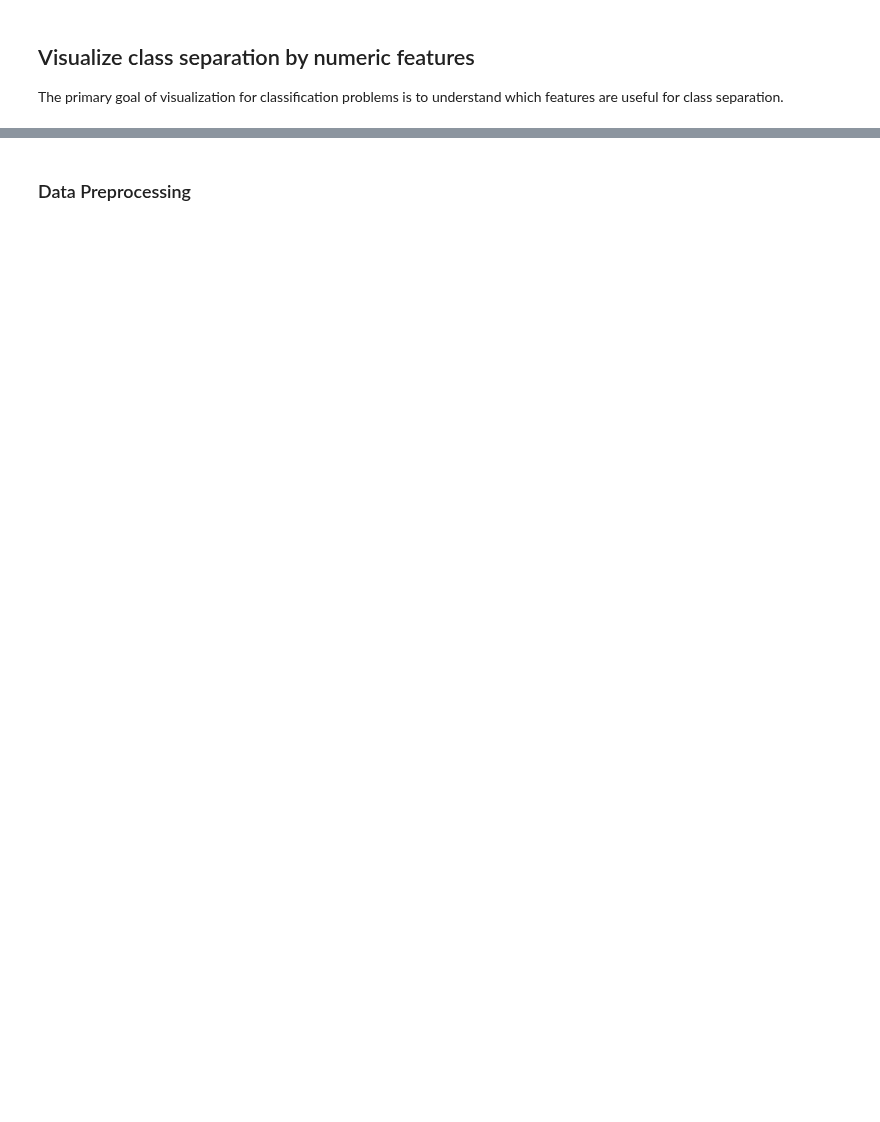
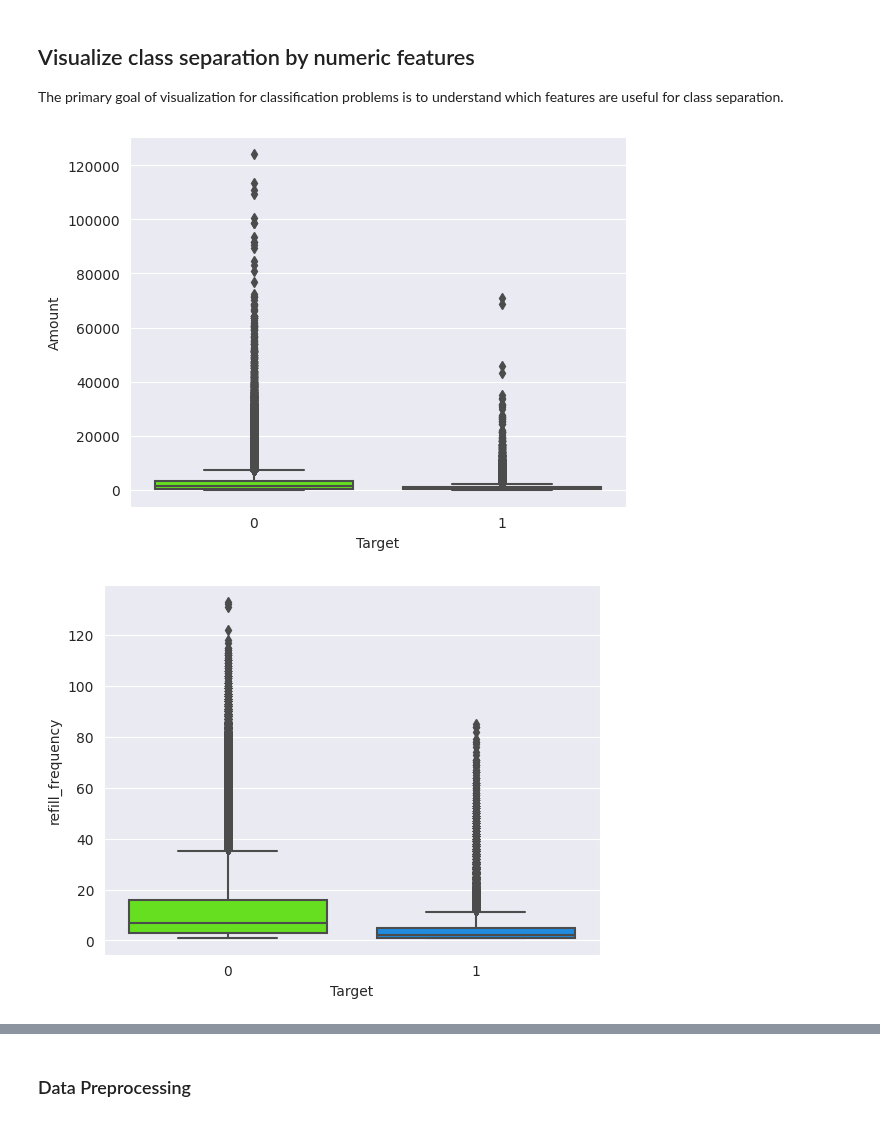
Before and after one commit to BhekiMabheka/Competitions, a Jupyter notebook: zindi_sasol_competetion.ipynb, the cells around one changed output, grey strips where cells are left out. Drawn from its saved outputs; the diff is of its cells as text; code cells hidden in the pictures; blank space fills up the shorter version.

```diff
--- a/zindi_sasol_competetion.ipynb
+++ b/zindi_sasol_competetion.ipynb
@@ -112,0 +140,17 @@ countplot(df=train_data, target_label="damage_grade")
+# %%
+def boxplot(df, target_label):
+    """
+    df: Pandas DataFrame
+    target_label: numpy ndarray or Pandas Series
+    """
+    sns.set_style("darkgrid")
+    num_cols = df.select_dtypes(include=[np.number]).columns.tolist()
+
+    for col in num_cols:
+        sns.boxplot(x=target_label, y=col, data=df, palette="gist_rainbow")
+        plt.show()
+
+boxplot(df=train_data, target_label="Target")
+# %% [output]
+[figure, added]
+[figure, added]
```
Also changed, not shown: parts of 28 cells of this notebook.
